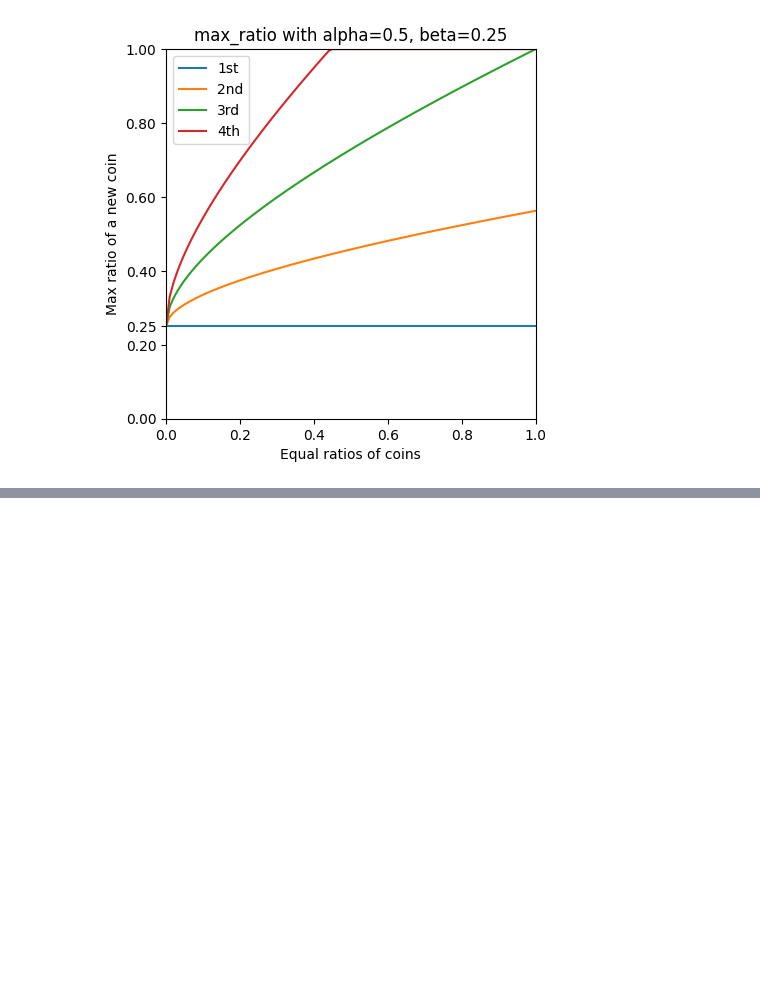
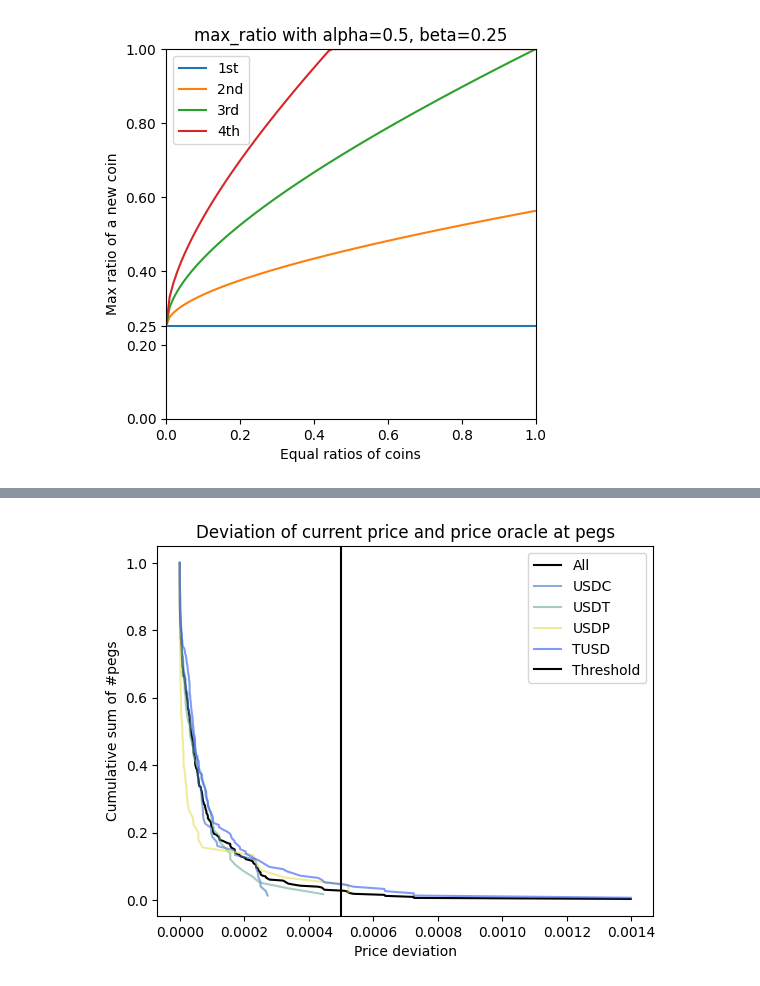
Before and after one commit to curvefi/curve-stablecoin-researches, a Jupyter notebook: peg_keeper/peg_keeper_debt_ratio_limit.ipynb, the cells around one changed output, grey strips where cells are left out. Cells and saved outputs as stored; diff of their text form; code cells hidden in the pictures; blank space fills up the shorter version.

Commit message:
feat: add historical statistics on new conditions

```diff
--- a/peg_keeper/peg_keeper_debt_ratio_limit.ipynb
+++ b/peg_keeper/peg_keeper_debt_ratio_limit.ipynb
@@ -270,0 +343,24 @@ plt.show()
+# %%
+plt.plot(
+    [dev[0] for dev in sorted(price_deviations)],
+    np.arange(len(price_deviations), 0, -1) / len(price_deviations),
+    label="All",
+    color="black",
+)
+for key in PEG_KEEPERS.keys():
+    devs = [dev[0] for dev in sorted(price_deviations) if dev[2] == key]
+    plt.plot(
+        devs,
+        np.arange(len(devs), 0, -1) / len(devs),
+        label=key,
+        color=COLORS[key],
+        alpha=0.6,
+    )
+plt.axvline(x=0.0005, color="black", label="Threshold")
+plt.xlabel("Price deviation")
+plt.ylabel("Cumulative sum of #pegs")
+plt.title("Deviation of current price and price oracle at pegs")
+plt.legend()
+plt.savefig("deviation_historical.png")
+# %% [output]
+[figure, added]
```
Also changed, not shown: parts of 12 cells of this notebook, 3 other files.
